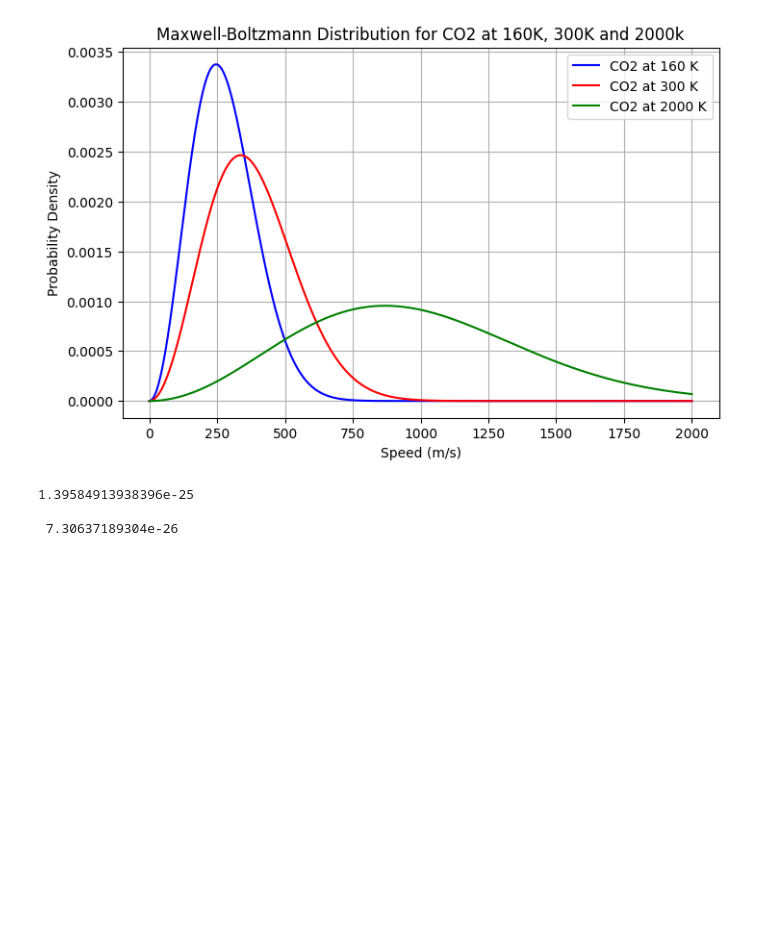
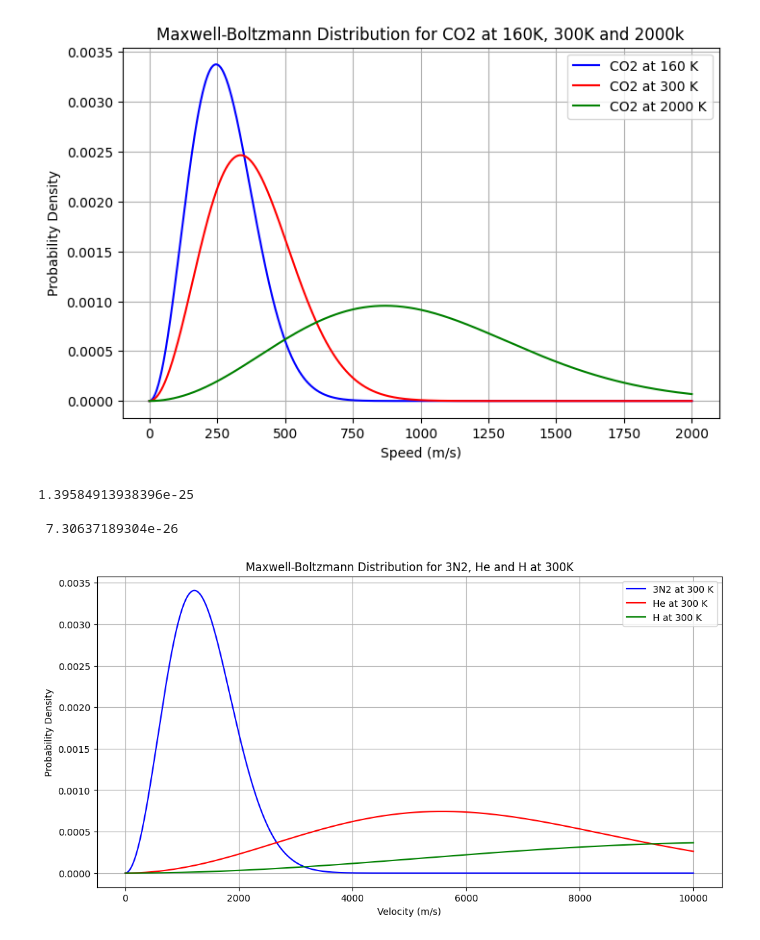
Before and after one commit to jubinba/Maxwell-Boltzmann-distribution, a Jupyter notebook: Untitled-1.ipynb, the cells around one changed output. Saved outputs shown, nothing was run; the diff lists cells and outputs as text; code cells hidden in the pictures; blank space fills up the shorter version.

```diff
--- a/Untitled-1.ipynb
+++ b/Untitled-1.ipynb
@@ -45,3 +45,30 @@ print("\n",mass_CO2)
 1.39584913938396e-25
 
  7.30637189304e-26
+# %%
+#Molecular mass calculations for each compound
+mass_3N2 = 84.06 * m_u #3N2 molecular mass(amu)
+mass_He = 4.0026 * m_u #He molecular mass(amu)
+mass_H = 1.008 * m_u #H molecular mass(amu)
+
+# Distributions for each compound
+distribution_3N2 = maxwell_boltzmann_distribution(v, temperature_300K, mass_3N2)
+distribution_He = maxwell_boltzmann_distribution(v, temperature_300K, mass_He)
+distribution_H = maxwell_boltzmann_distribution(v, temperature_300K, mass_H)
+
+# Velocity range for X axis
+v = np.linspace(0, 10000, 1000)  # in m/s
+
+# Plot for the distributions for different compounds at 300K
+plt.figure(figsize=(12,6))
+plt.plot(v, distribution_3N2, label='3N2 at 300 K', color='blue')
+plt.plot(v, distribution_He, label='He at 300 K', color='red')
+plt.plot(v,distribution_H, label = 'H at 300 K', color='green')
+plt.xlabel('Velocity (m/s)')
+plt.ylabel('Probability Density')
+plt.title('Maxwell-Boltzmann Distribution for 3N2, He and H at 300K')
+plt.legend()
+plt.grid(True)
+plt.show()
+# %% [output]
+[figure, added]
```
